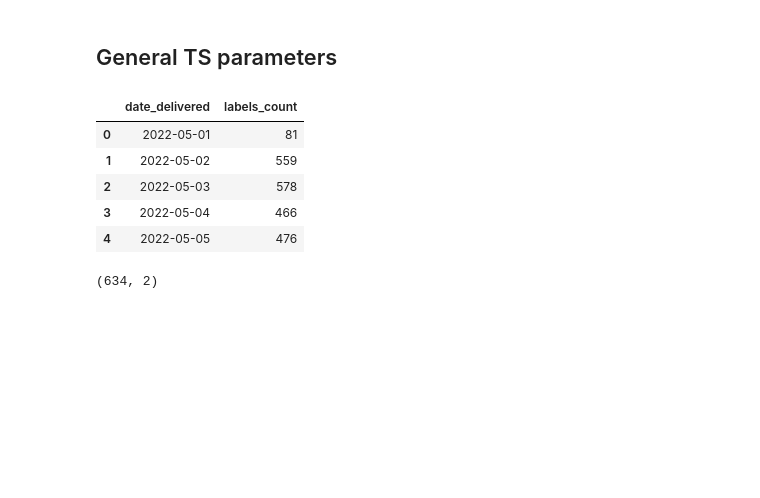
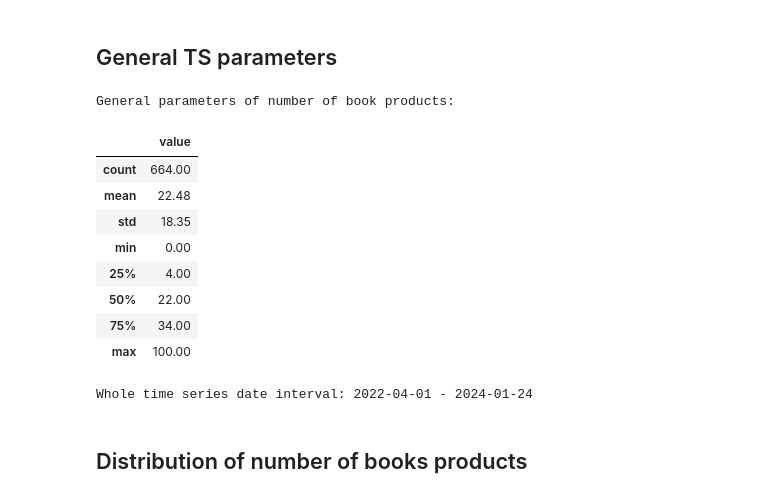
Before and after one commit to fondyu530/ts_forecasting_ms_degree, a Jupyter notebook: ts_data_EDA.ipynb, the cells around one changed output. Drawn from its saved outputs; the diff is of its cells as text; code cells hidden in the pictures; blank space fills up the shorter version.

Commit message:
Add time series EDA

```diff
--- a/ts_data_EDA.ipynb
+++ b/ts_data_EDA.ipynb
@@ -3,0 +8,10 @@ import plotly.express as px
+# %%
+ts_data = pd.read_csv("ts_data.csv", parse_dates=["date"])
+ts_data["weekday"] = ts_data["date"].dt.weekday
+ts_data["month"] = ts_data["date"].dt.month
+
+fig = px.line(ts_data, x="date", y="value")
+fig.update_layout(title="Number of book products by date",
+                  xaxis_title="Date",
+                  yaxis_title="Number of book products")
+fig.show()
@@ -4,14 +21,2 @@ import plotly.express as px
 # %% [markdown]
 ## General TS parameters
-# %%
-ts_data = pd.read_csv("ts_data.csv", parse_dates=["date_delivered"])
-display(ts_data.head())
-ts_data.shape
-# %% [output]
-|  | date_delivered | labels_count |
-| 0 | 2022-05-01 | 81 |
-| 1 | 2022-05-02 | 559 |
-| 2 | 2022-05-03 | 578 |
-| 3 | 2022-05-04 | 466 |
-| 4 | 2022-05-05 | 476 |
-(634, 2)
@@ -19,0 +23,19 @@ fig = px.line(ts_data, )
+# %%
+print("General parameters of number of book products:")
+display(ts_data["value"].describe().round(2).to_frame())
+
+print(f"Whole time series date interval: {ts_data['date'].min().date()} - {ts_data['date'].max().date()}")
+# %% [output]
+General parameters of number of book products:
+|  | value |
+| count | 664.00 |
+| mean | 22.48 |
+| std | 18.35 |
+| min | 0.00 |
+| 25% | 4.00 |
+| 50% | 22.00 |
+| 75% | 34.00 |
+| max | 100.00 |
+Whole time series date interval: 2022-04-01 - 2024-01-24
+# %% [markdown]
+## Distribution of number of books products
```
Also changed, not shown: parts of 20 cells of this notebook.
